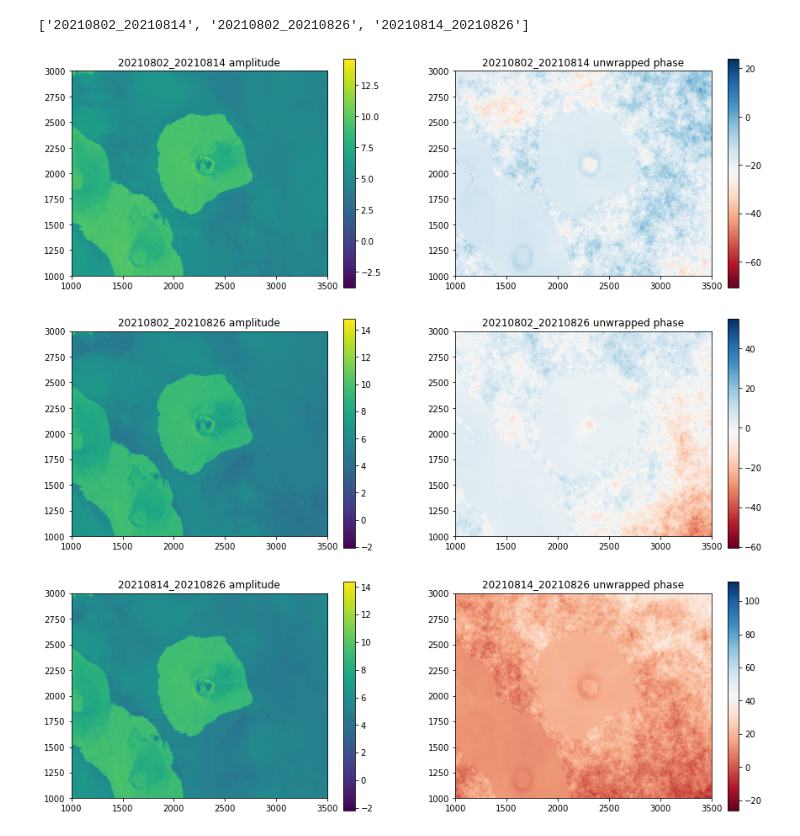
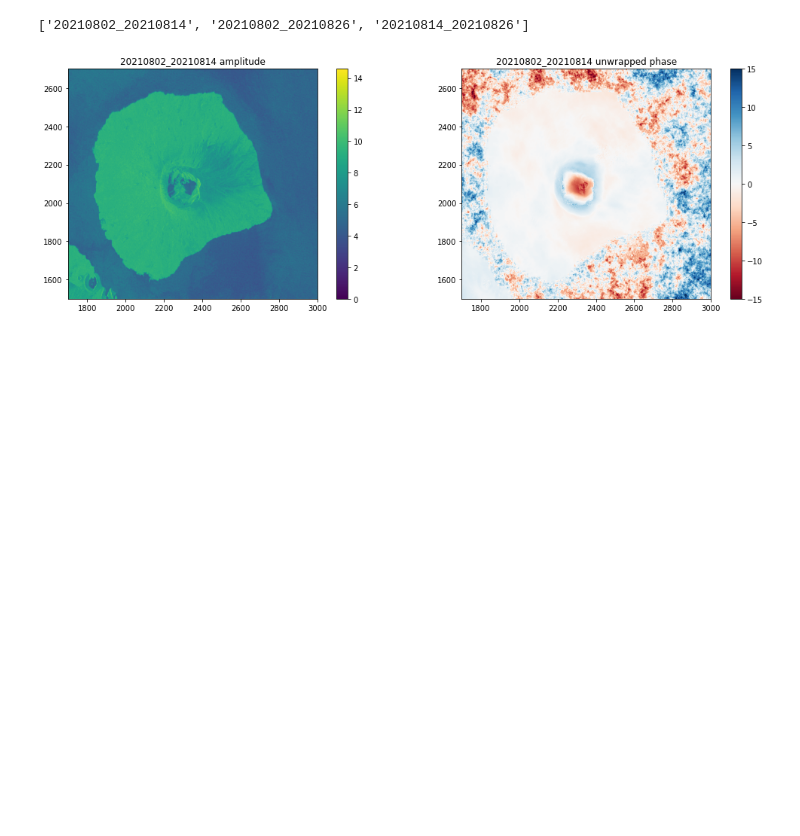
Before and after one commit to UW-GDA/Friendly-InSAR-time-series, a Jupyter notebook: 01_download_stack-processing.ipynb, the cells around one changed output. Drawn from its saved outputs; the diff is of its cells as text; code cells hidden in the pictures; blank space fills up the shorter version.

```diff
--- a/01_download_stack-processing.ipynb
+++ b/01_download_stack-processing.ipynb
@@ -774,33 +798,36 @@ for i in tmp:
 print(int_list)
 # %% [output]
 ['20210802_20210814', '20210802_20210826', '20210814_20210826']
+# %%
+int_list=['20210802_20210814']
 # %%
 # Plot unwrapped interferograms
 log = logging.getLogger()
 log.setLevel(logging.WARN)
 
 for i in int_list:
     os.chdir(f'/tmp/merged/interferograms/{i}')
     with rasterio.open('filt_fine.unw.vrt') as src:
         amp = src.read(1)
         phase = src.read(2)
 
     f, ax = plt.subplots(1, 2, figsize=(15, 5))
-    im0 = ax[0].imshow(np.log(amp));
+    im0 = ax[0].imshow(np.log(amp), vmin=0);
     f.colorbar(im0, ax=ax[0])
     ax[0].set_title(f'{i} amplitude')
-    ax[0].set_ylim(1000, 3000)
-    ax[0].set_xlim(1000, 3500)
+    ax[0].set_ylim(1500, 2700)
+    ax[0].set_xlim(1700, 3000)
 
-    im1 = ax[1].imshow(phase, cmap ='RdBu')
+
+    im1 = ax[1].imshow(phase+17, cmap ='RdBu', vmin=-15, vmax=15)
     f.colorbar(im1, ax=ax[1])
     ax[1].set_title(f'{i} unwrapped phase')
-    ax[1].set_ylim(1000, 3000)
-    ax[1].set_xlim(1000, 3500)
+    ax[1].set_ylim(1500, 2700)
+    ax[1].set_xlim(1700, 3000)
+
+    f.set_tight_layout(True)
 # %% [output]
-[figure, old version]
+[figure, new version]
-[figure, removed]
-[figure, removed]
 # %%
 # Plot coherence
 for i in int_list:
```
Also changed, not shown: parts of 26 cells of this notebook, 1 other file.
